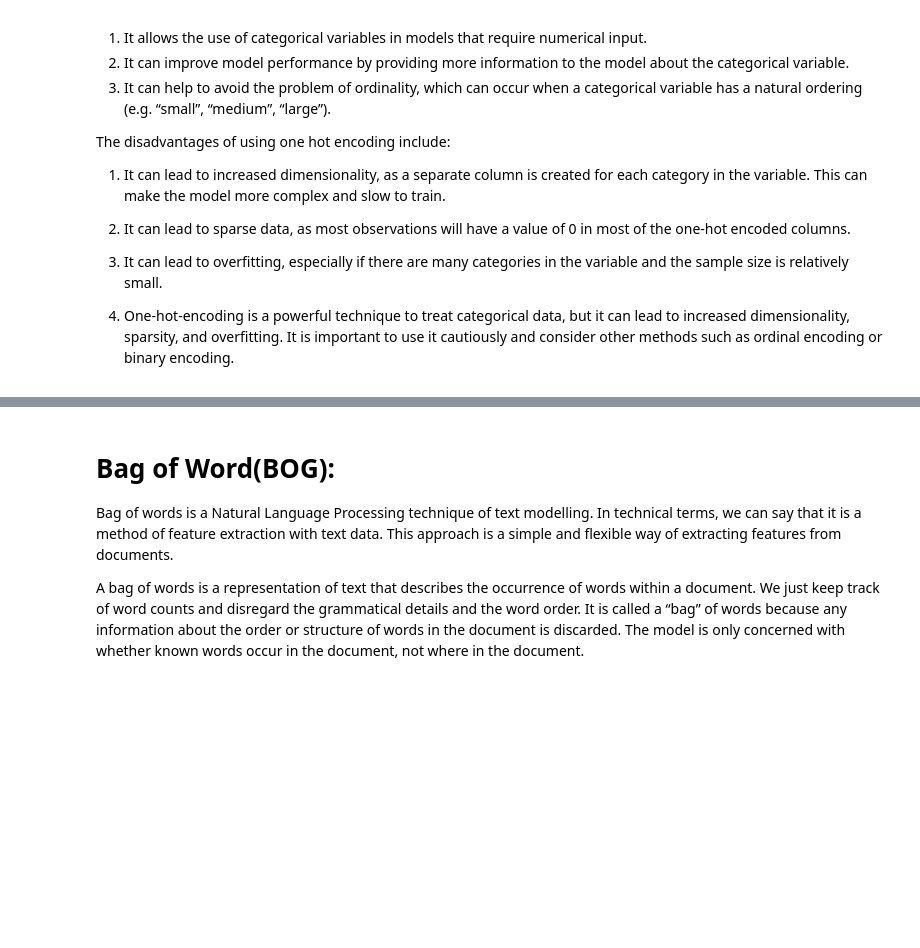
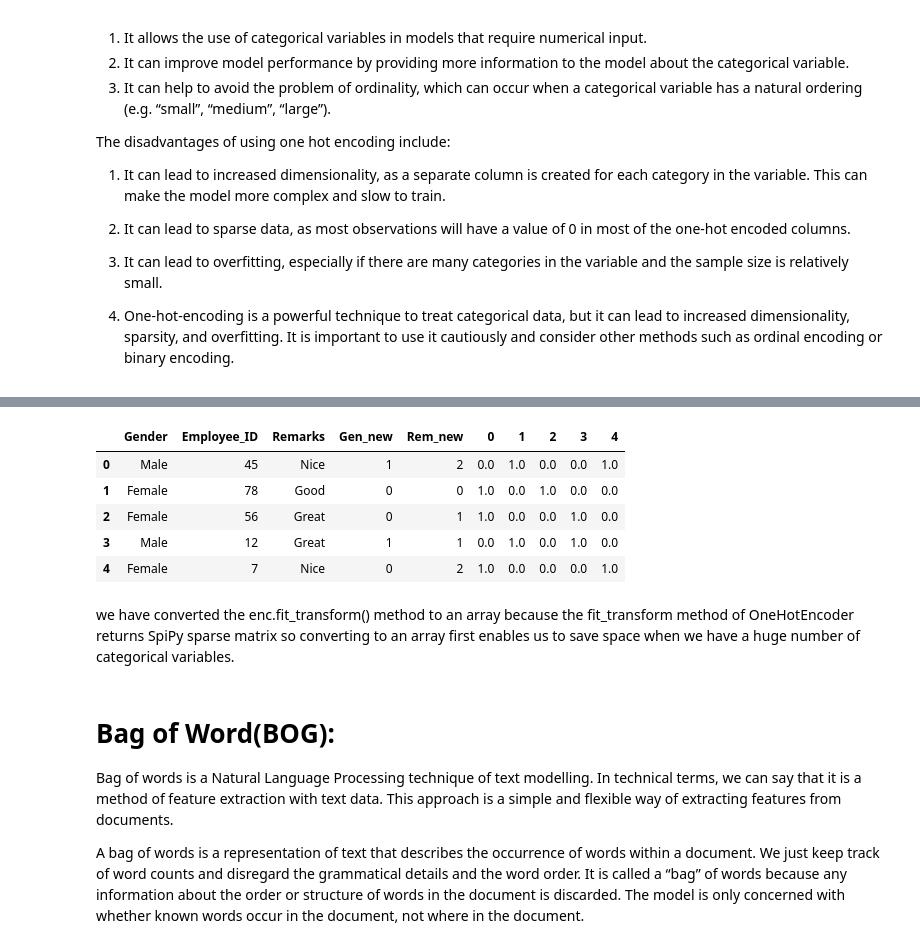
Before and after one commit to AkahndPratapSingh136/NLP, a Jupyter notebook: TextRepresentation_FeatureExtraction.ipynb, the cells around one changed output, grey strips where cells are left out. Cells and saved outputs as stored; diff of their text form; code cells hidden in the pictures; blank space fills up the shorter version.

```diff
--- a/TextRepresentation_FeatureExtraction.ipynb
+++ b/TextRepresentation_FeatureExtraction.ipynb
@@ -21,0 +80,9 @@ The disadvantages of using one hot encoding include:
+# %%
+# Converting type of columns to category
+df['Gender']=df['Gender'].astype('category')
+df['Remarks']=df['Remarks'].astype('category')
+# %%
+# Assigning numerical values and storing it in another columns
+df['Gen_new']=df['Gender'].cat.codes
+df['Rem_new']=df['Remarks'].cat.codes
+df
@@ -21,0 +96,7 @@ The disadvantages of using one hot encoding include:
+# %%
+# Create an instance of One-hot-encoder
+enc=OneHotEncoder()
+# %%
+# Passing encoded columns
+enc_data=pd.DataFrame(enc.fit_transform(df[['Gen_new','Rem_new']]).toarray())
+enc_data
@@ -22,3 +110,16 @@ The disadvantages of using one hot encoding include:
+# %%
+# Merge with main
+New_df=df.join(enc_data)
+New_df
+# %% [output]
+|  | Gender | Employee_ID | Remarks | Gen_new | Rem_new | 0 | 1 | 2 | 3 | 4 |
+| 0 | Male | 45 | Nice | 1 | 2 | 0.0 | 1.0 | 0.0 | 0.0 | 1.0 |
+| 1 | Female | 78 | Good | 0 | 0 | 1.0 | 0.0 | 1.0 | 0.0 | 0.0 |
+| 2 | Female | 56 | Great | 0 | 1 | 1.0 | 0.0 | 0.0 | 1.0 | 0.0 |
+| 3 | Male | 12 | Great | 1 | 1 | 0.0 | 1.0 | 0.0 | 1.0 | 0.0 |
+| 4 | Female | 7 | Nice | 0 | 2 | 1.0 | 0.0 | 0.0 | 0.0 | 1.0 |
+# %% [markdown]
+we have converted the enc.fit_transform() method to an array because the fit_transform method of OneHotEncoder returns SpiPy sparse matrix so converting to an array first enables us to save space when we have a huge number of categorical variables.
 # %% [markdown]
 # Bag of Word(BOG):
 Bag of words is a Natural Language Processing technique of text modelling. In technical terms, we can say that it is a method of feature extraction with text data. This approach is a simple and flexible way of extracting features from documents.
```
Also changed, not shown: parts of 23 cells of this notebook.
